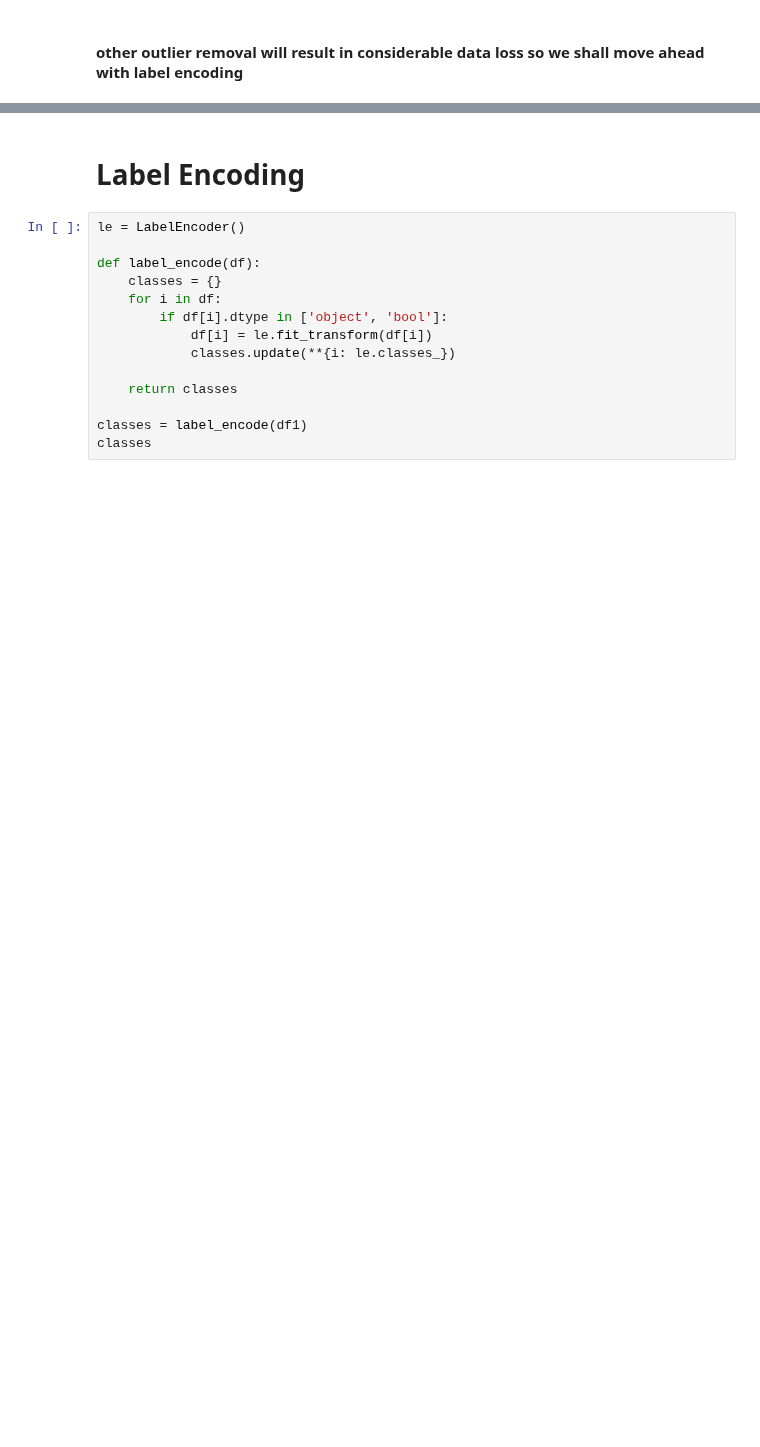
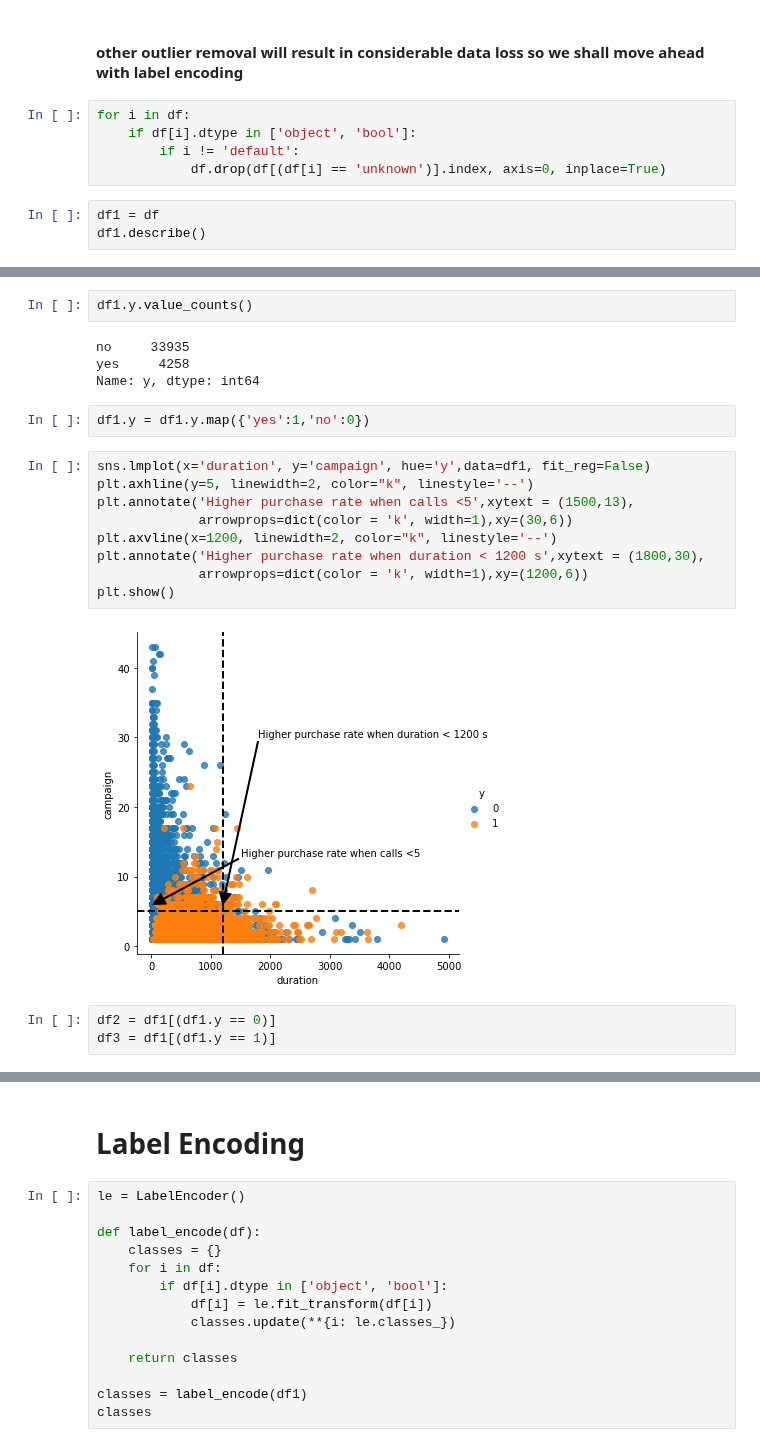
Before and after one commit to datav94/prcp_1000_bankm, a Jupyter notebook: prcp_1000_feature_sel.ipynb, the cells around one changed output, grey strips where cells are left out. Saved outputs shown, nothing was run; the diff lists cells and outputs as text; blank space fills up the shorter version.

```diff
--- a/prcp_1000_feature_sel.ipynb
+++ b/prcp_1000_feature_sel.ipynb
@@ -133,3 +145,11 @@ yes     4257
 Name: y, dtype: int64
 # %% [markdown]
 #### other outlier removal will result in considerable data loss so we shall move ahead with label encoding
+# %%
+for i in df:
+    if df[i].dtype in ['object', 'bool']:
+        if i != 'default':
+            df.drop(df[(df[i] == 'unknown')].index, axis=0, inplace=True)
+# %%
+df1 = df
+df1.describe()
@@ -135,0 +181,22 @@ Name: y, dtype: int64
+# %%
+df1.y.value_counts()
+# %% [output]
+no     33935
+yes     4258
+Name: y, dtype: int64
+# %%
+df1.y = df1.y.map({'yes':1,'no':0})
+# %%
+sns.lmplot(x='duration', y='campaign', hue='y',data=df1, fit_reg=False)
+plt.axhline(y=5, linewidth=2, color="k", linestyle='--')
+plt.annotate('Higher purchase rate when calls <5',xytext = (1500,13),
+             arrowprops=dict(color = 'k', width=1),xy=(30,6))
+plt.axvline(x=1200, linewidth=2, color="k", linestyle='--')
+plt.annotate('Higher purchase rate when duration < 1200 s',xytext = (1800,30),
+             arrowprops=dict(color = 'k', width=1),xy=(1200,6))
+plt.show()
+# %% [output]
+[figure, added]
+# %%
+df2 = df1[(df1.y == 0)]
+df3 = df1[(df1.y == 1)]
```
Also changed, not shown: parts of 23 cells of this notebook, 6 other files.
